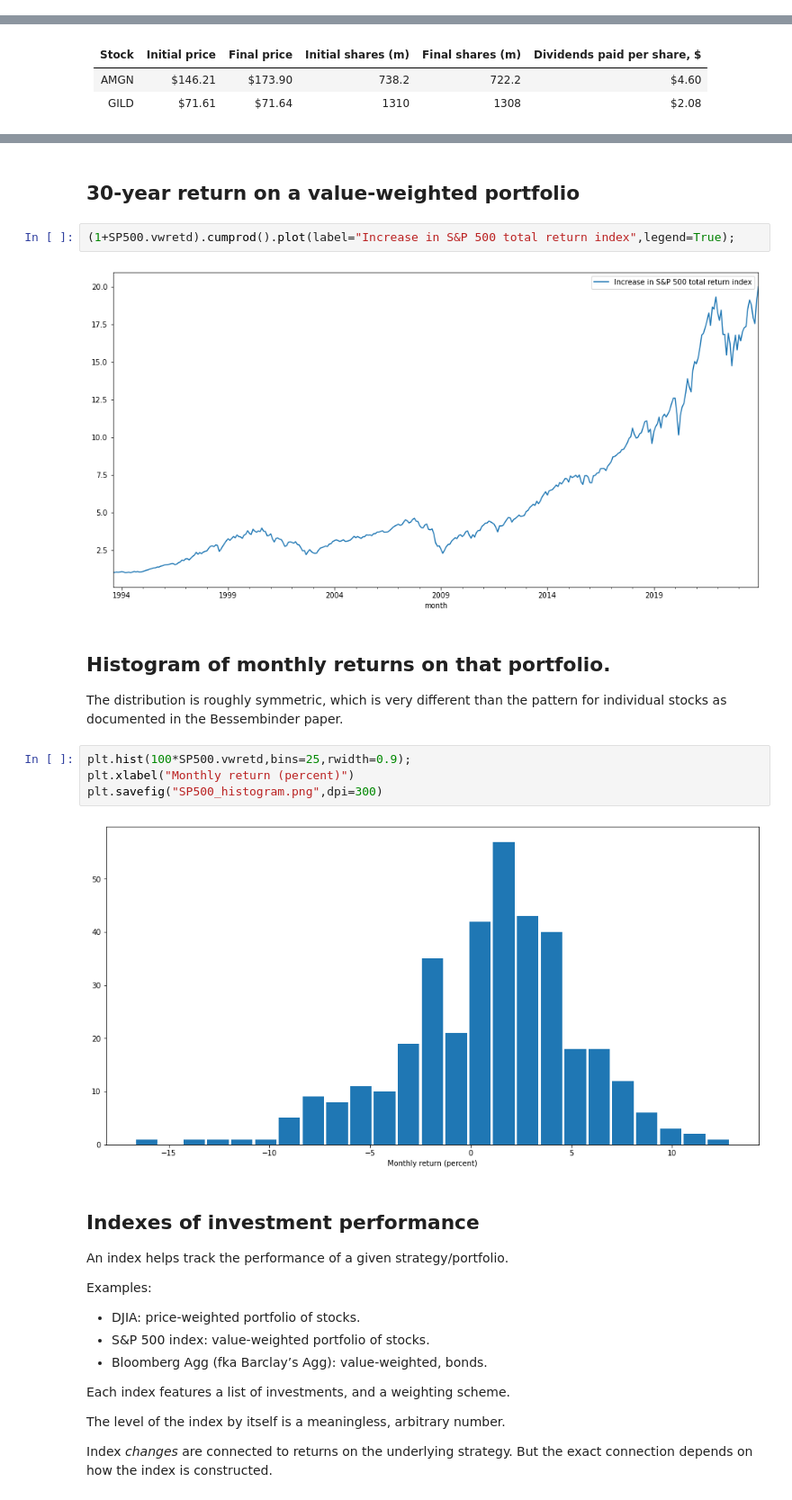
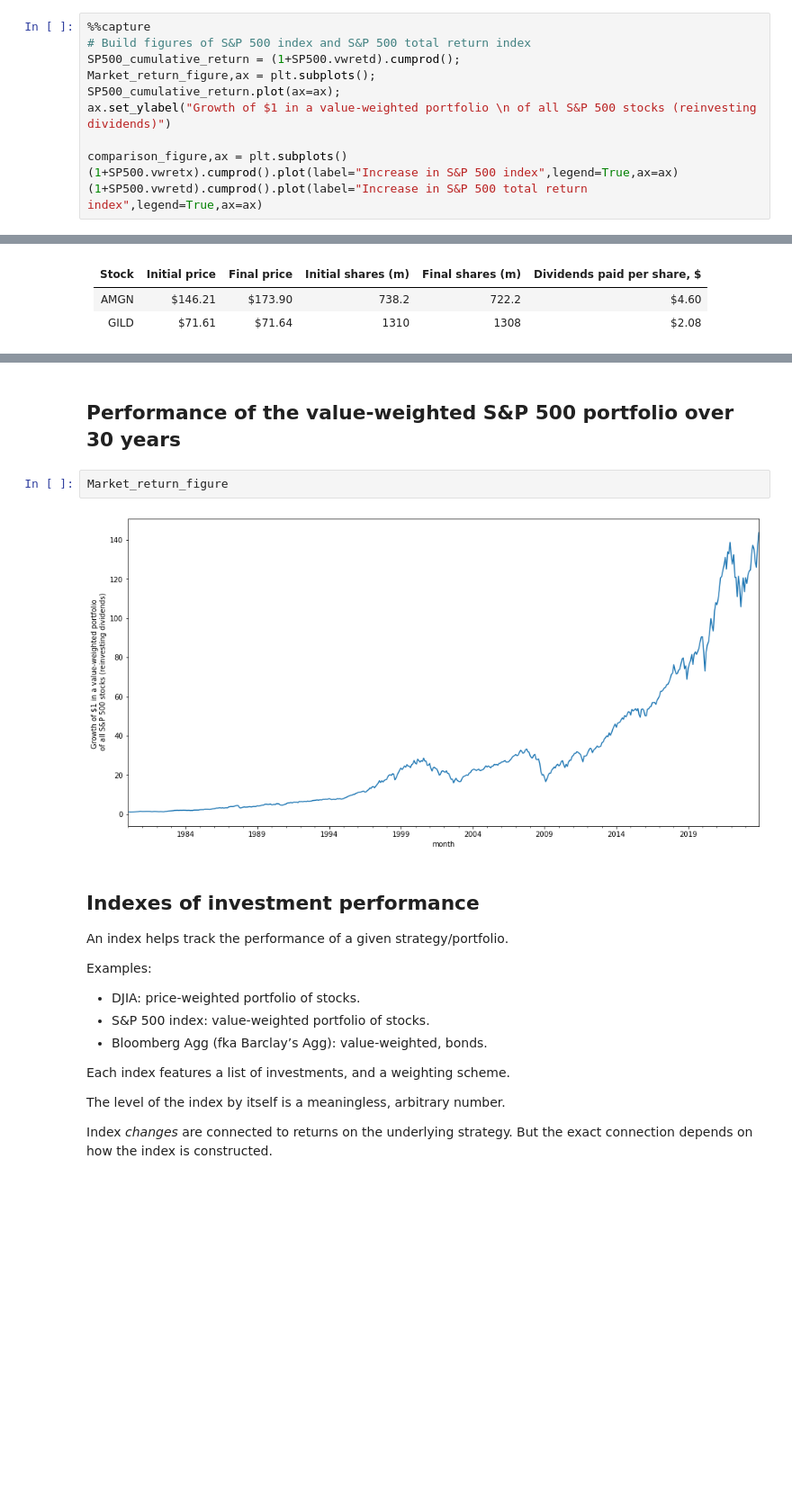
Before and after one commit to wgjm1986/Investments, a Jupyter notebook: Module 1/Week 1 - Investment returns, portfolios, indexes/Investment returns, portfolios, and indexes.ipynb, the cells around one changed output, grey strips where cells are left out. Shown at 90% size. Drawn from its saved outputs; the diff is of its cells as text; blank space fills up the shorter version.

```diff
--- a/Module 1/Week 1 - Investment returns, portfolios, indexes/Investment returns, portfolios, and indexes.ipynb
+++ b/Module 1/Week 1 - Investment returns, portfolios, indexes/Investment returns, portfolios, and indexes.ipynb
@@ -9,3 +64,14 @@ Emory University
+# %%
+%%capture
+# Build figures of S&P 500 index and S&P 500 total return index
+SP500_cumulative_return = (1+SP500.vwretd).cumprod();
+Market_return_figure,ax = plt.subplots();
+SP500_cumulative_return.plot(ax=ax);
+ax.set_ylabel("Growth of $1 in a value-weighted portfolio \n of all S&P 500 stocks (reinvesting dividends)")
+
+comparison_figure,ax = plt.subplots()
+(1+SP500.vwretx).cumprod().plot(label="Increase in S&P 500 index",legend=True,ax=ax)
+(1+SP500.vwretd).cumprod().plot(label="Increase in S&P 500 total return index",legend=True,ax=ax)
 # %% [markdown]
 ## Motivation
 
@@ -138,19 +250,9 @@ SP500 = SP500['1993-08':]
-# %% [markdown]
-## 30-year return on a value-weighted portfolio
-# %%
-(1+SP500.vwretd).cumprod().plot(label="Increase in S&P 500 total return index",legend=True);
-# %% [output]
-[figure, removed]
-# %% [markdown]
-## Histogram of monthly returns on that portfolio.
-
-The distribution is roughly symmetric, which is very different than the pattern for individual stocks as documented in the Bessembinder paper.
-# %%
-plt.hist(100*SP500.vwretd,bins=25,rwidth=0.9);
-plt.xlabel("Monthly return (percent)")
-plt.savefig("SP500_histogram.png",dpi=300)
-# %% [output]
-[figure, removed]
+# %% [markdown]
+## Performance of the value-weighted S&P 500 portfolio over 30 years
+# %%
+Market_return_figure
+# %% [output]
+[figure, added]
 # %% [markdown]
 ## Indexes of investment performance
 
```
Also changed, not shown: parts of 48 cells of this notebook, 1 other file.
